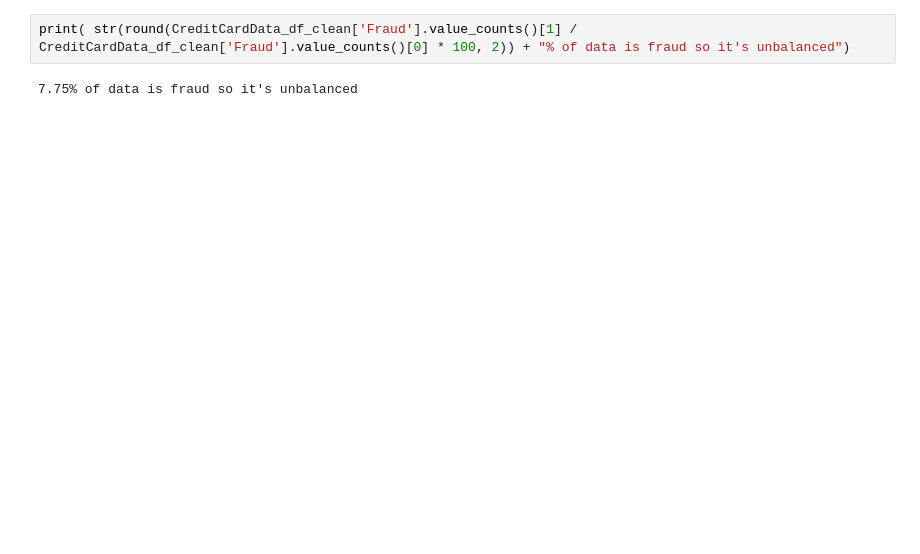
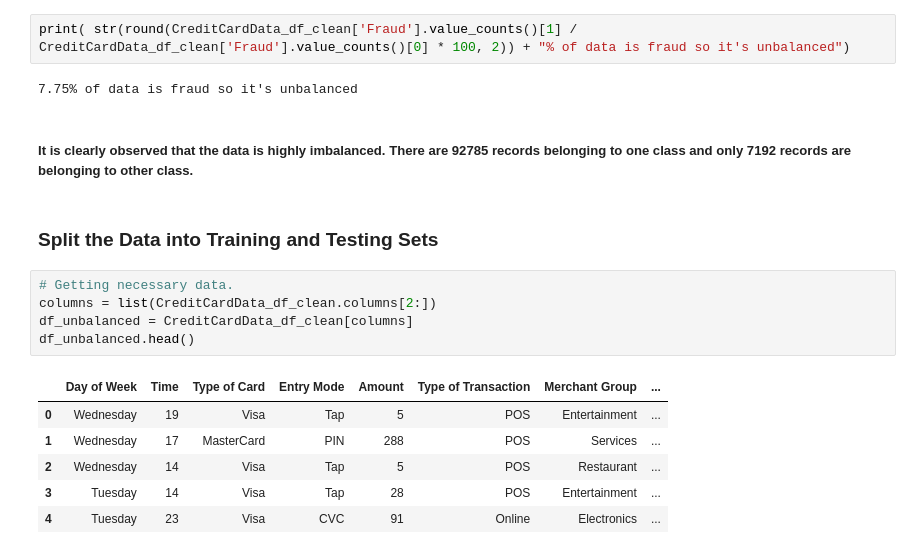
Before and after one commit to Elee-Saleem/team-6-project-4, a Jupyter notebook: credit_card_fraud.ipynb, the cells around one changed output. Cells and saved outputs as stored; diff of their text form; blank space fills up the shorter version.

```diff
--- a/credit_card_fraud.ipynb
+++ b/credit_card_fraud.ipynb
@@ -365,3 +349,19 @@ Name: Fraud, dtype: int64
 print( str(round(CreditCardData_df_clean['Fraud'].value_counts()[1] / CreditCardData_df_clean['Fraud'].value_counts()[0] * 100, 2)) + "% of data is fraud so it's unbalanced")
 # %% [output]
 7.75% of data is fraud so it's unbalanced
+# %% [markdown]
+##### It is clearly observed that the data is highly imbalanced. There are 92785 records belonging to one class and only 7192 records are belonging to other class.
+# %% [markdown]
+### Split the Data into Training and Testing Sets
+# %%
+# Getting necessary data.
+columns = list(CreditCardData_df_clean.columns[2:])
+df_unbalanced = CreditCardData_df_clean[columns]
+df_unbalanced.head()
+# %% [output]
+|  | Day of Week | Time | Type of Card | Entry Mode | Amount | Type of Transaction | Merchant Group | ... |
+| 0 | Wednesday | 19 | Visa | Tap | 5 | POS | Entertainment | ... |
+| 1 | Wednesday | 17 | MasterCard | PIN | 288 | POS | Services | ... |
+| 2 | Wednesday | 14 | Visa | Tap | 5 | POS | Restaurant | ... |
+| 3 | Tuesday | 14 | Visa | Tap | 28 | POS | Entertainment | ... |
+| 4 | Tuesday | 23 | Visa | CVC | 91 | Online | Electronics | ... |
```
Also changed, not shown: parts of 45 cells of this notebook, 1 other file.
